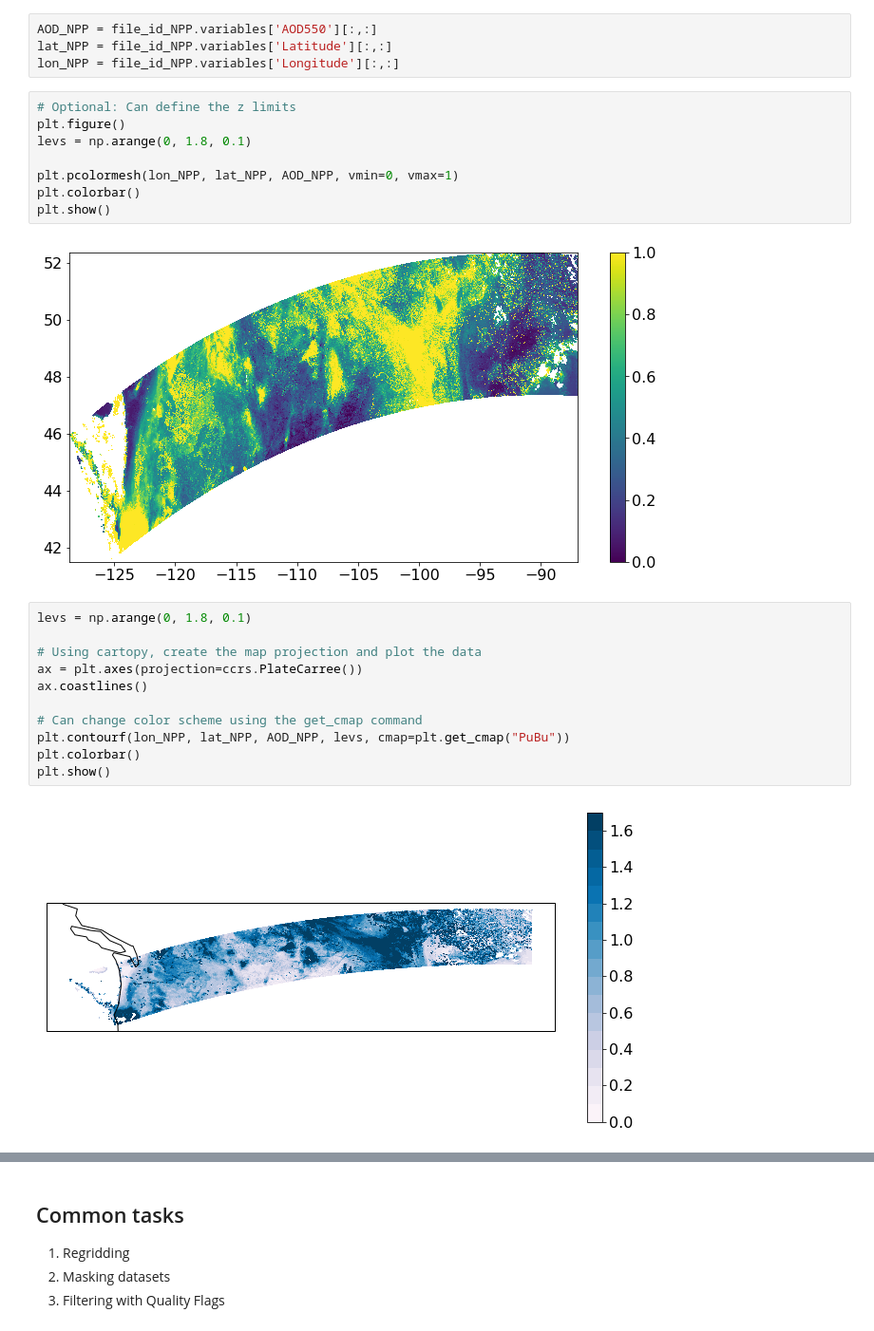
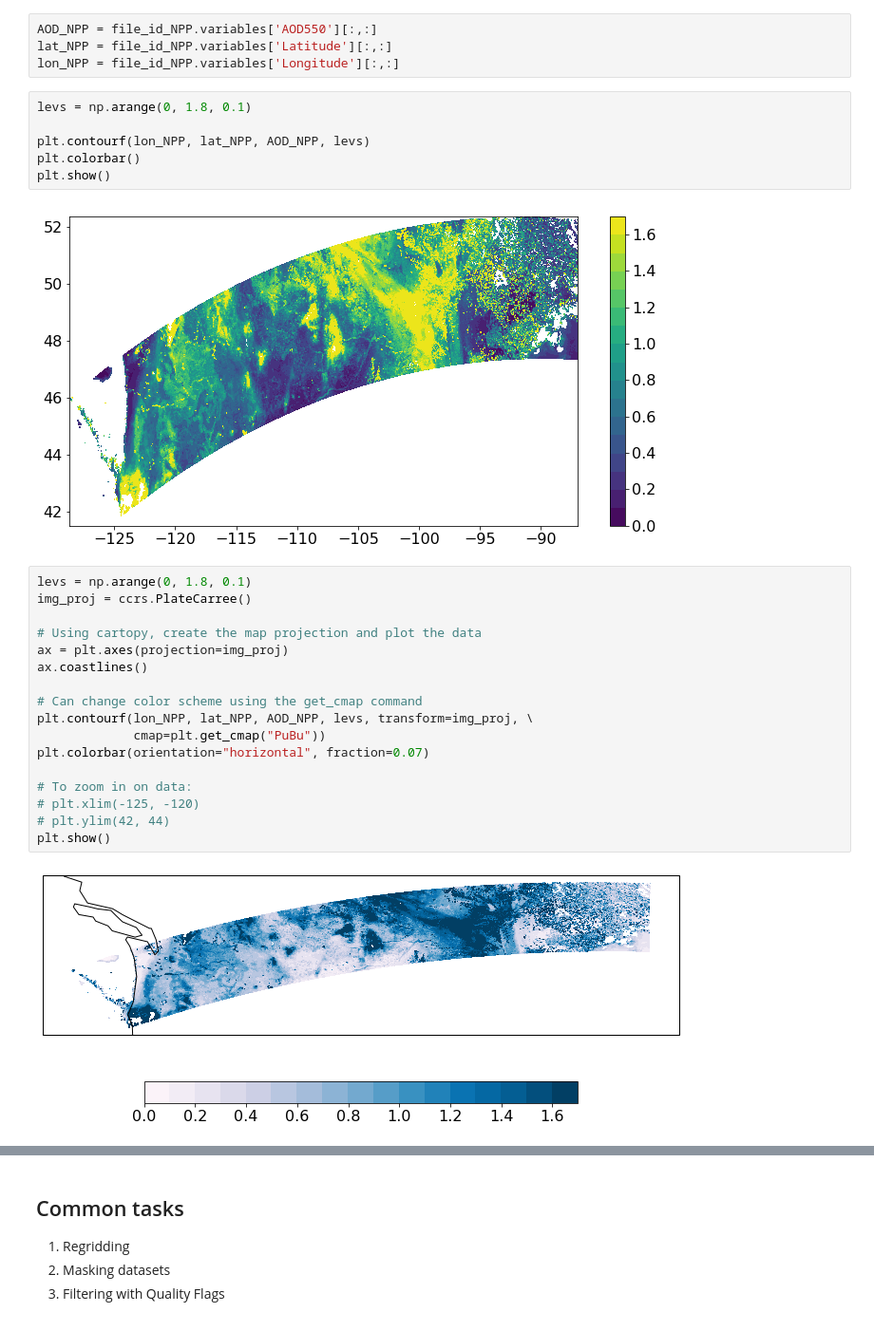
Before and after one commit to eviatarbach/ncep-lectures, a Jupyter notebook: part-3.ipynb, the cells around one changed output, grey strips where cells are left out. Shown at 95% size. Saved outputs shown, nothing was run; the diff lists cells and outputs as text.

```diff
--- a/part-3.ipynb
+++ b/part-3.ipynb
@@ -130,25 +126,29 @@ AOD_NPP = file_id_NPP.variables['AOD550'][:,:]
 lat_NPP = file_id_NPP.variables['Latitude'][:,:]
 lon_NPP = file_id_NPP.variables['Longitude'][:,:]
 # %%
-# Optional: Can define the z limits
-plt.figure()
 levs = np.arange(0, 1.8, 0.1)
 
-plt.pcolormesh(lon_NPP, lat_NPP, AOD_NPP, vmin=0, vmax=1)
+plt.contourf(lon_NPP, lat_NPP, AOD_NPP, levs)
 plt.colorbar()
 plt.show()
 # %% [output]
-[figure, old version]
+[figure, new version]
 # %%
 levs = np.arange(0, 1.8, 0.1)
+img_proj = ccrs.PlateCarree()
 
 # Using cartopy, create the map projection and plot the data
-ax = plt.axes(projection=ccrs.PlateCarree())
+ax = plt.axes(projection=img_proj)
 ax.coastlines()
 
 # Can change color scheme using the get_cmap command
-plt.contourf(lon_NPP, lat_NPP, AOD_NPP, levs, cmap=plt.get_cmap("PuBu"))
-plt.colorbar()
+plt.contourf(lon_NPP, lat_NPP, AOD_NPP, levs, transform=img_proj, \
+             cmap=plt.get_cmap("PuBu"))
+plt.colorbar(orientation="horizontal", fraction=0.07)
+
+# To zoom in on data:
+# plt.xlim(-125, -120)
+# plt.ylim(42, 44)
 plt.show()
 # %% [output]
-[figure, old version]
+[figure, new version]
```
Also changed, not shown: parts of 28 cells of this notebook, 15 other files.
